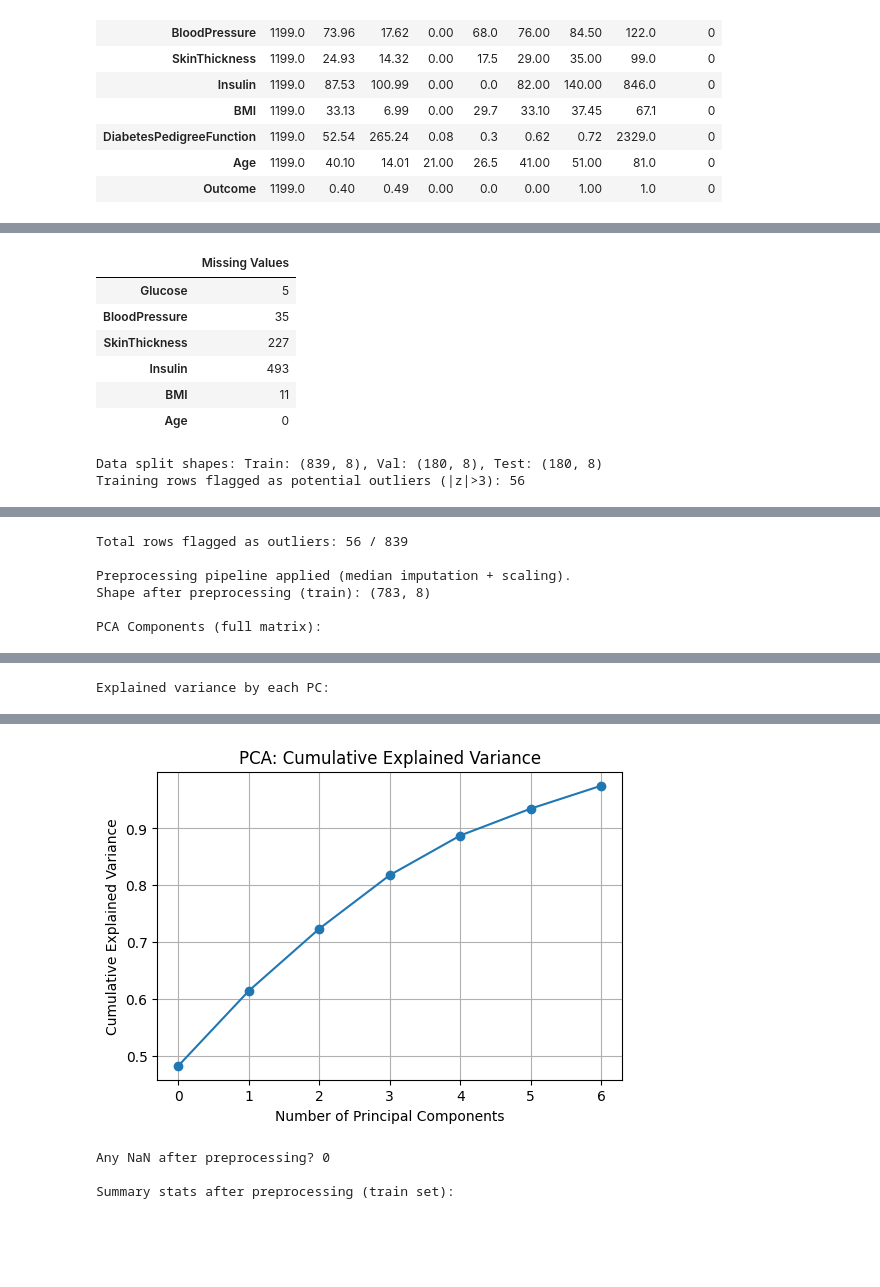
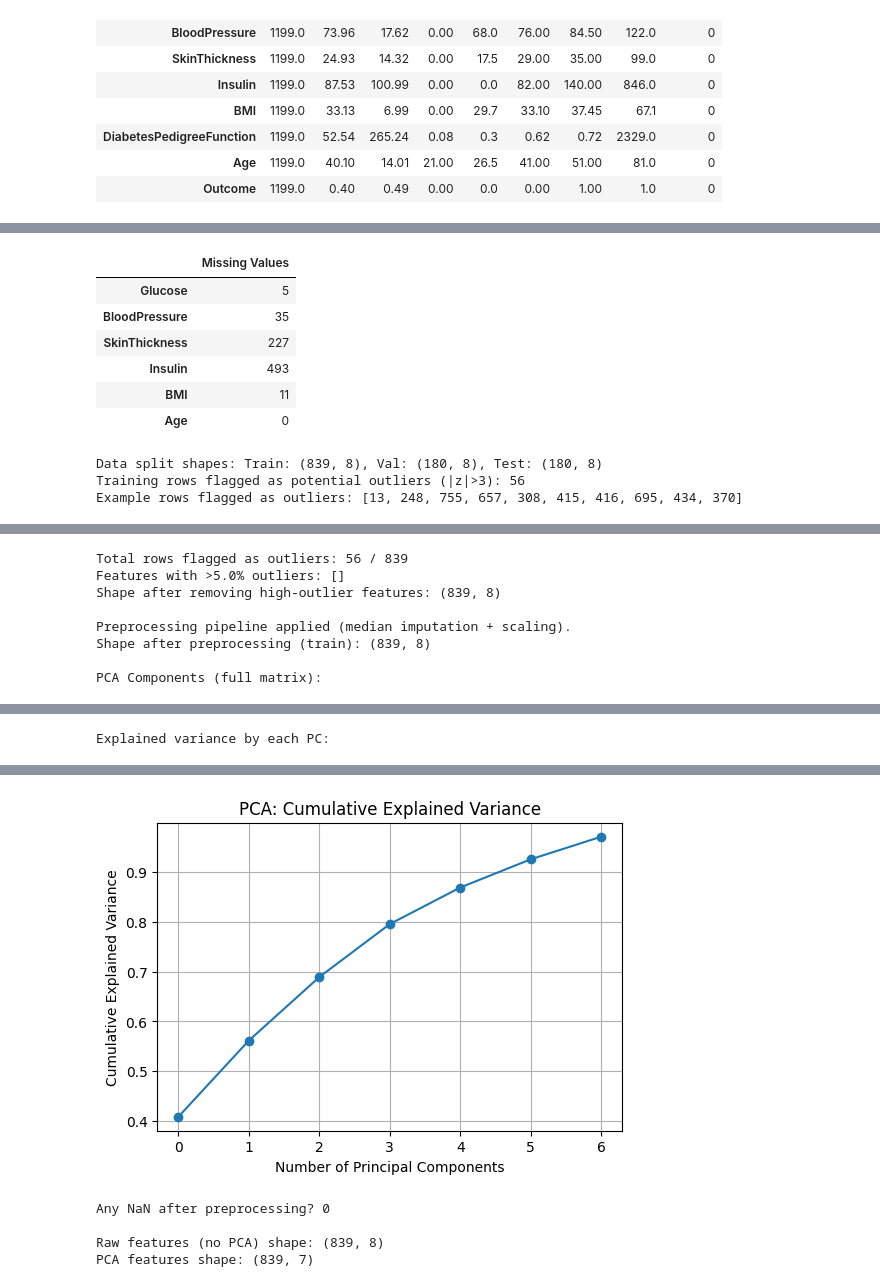
Before and after one commit to Alx-a-cod/MLiterallyConfused, a Jupyter notebook: ML_Assignment_1.ipynb, the cells around one changed output, grey strips where cells are left out. Drawn from its saved outputs; the diff is of its cells as text; code cells hidden in the pictures; blank space fills up the shorter version.

Commit message:
clean_up

```diff
--- a/ML_Assignment_1.ipynb
+++ b/ML_Assignment_1.ipynb
@@ -135,7 +140,8 @@ if zeros_as_missing is not None:
         if col in df_clean.columns:
             missing_count = (df_clean[col] == 0).sum()
             df_clean[col] = df_clean[col].replace(0, np.nan)
-            print(f"Replaced {missing_count} zeros in '{col}' with NaN.")
+            pct_missing = df_clean[col].isna().mean() * 100 #shows missing percentage
+            print(f"Replaced {missing_count} zeros in '{col}' → Missing: {pct_missing:.2f}%")
 
     print("\nMissing values after zero replacement:")
     display(df_clean[zeros_as_missing].isna().sum().to_frame("Missing Values"))
@@ -159,7 +165,7 @@ print(f"\nData split shapes: Train: {x_train.shape}, Val: {x_val.shape}, Test: {
 
 # ==== 3. Optional log-transform for skewed features ====
 log_transform_flag = True  # Set to False to skip log-transform
-if log_transform_flag:
+if log_transform_flag and log_transform:
     for col in log_transform:
         if col in x_train.columns:
             x_train[col] = np.log1p(x_train[col])
@@ -167,11 +173,14 @@ if log_transform_flag:
             x_test[col] = np.log1p(x_test[col])
             print(f"Applied log1p transform to '{col}'")
 
-# ==== 4. Outlier detection on training data (before scaling) ====
+# ==== 4. Outlier detection on training data (before scaling, z-score method) ====
 x_train_imputed = x_train.fillna(x_train.median())
 z_scores = np.abs(stats.zscore(x_train_imputed))
 outliers = (z_scores > 3).any(axis=1)
 print(f"Training rows flagged as potential outliers (|z|>3): {outliers.sum()}")
+
+outlier_rows = x_train[outliers].index
+print("Example rows flagged as outliers:", outlier_rows[:10].tolist())
 
 # ==== 4b. Outlier visualization ====
 # Count outliers per feature
@@ -194,16 +203,30 @@ plt.hist(outliers.astype(int), bins=2, rwidth=0.6, color='skyblue', edgecolor='b
 plt.xticks([0,1], ["Not Outlier", "Outlier"])
 plt.ylabel("Number of Rows")
 plt.title("Rows Flagged as Outliers")
+plt.tight_layout()
 plt.show()
 
 print(f"\nTotal rows flagged as outliers: {outliers.sum()} / {x_train.shape[0]}")
 
-# Optional: remove outliers
-x_train_clean = x_train[~outliers]
-y_train_clean = y_train[~outliers]
+# ==== 4c. Remove features with too many outliers (instead of dropping rows) ====
+outlier_threshold = 0.05  # e.g., remove features with >5% outliers
+num_rows = x_train.shape[0]
+features_to_remove = outlier_counts_df[outlier_counts_df["Outlier Count"]/num_rows > outlier_threshold]["Feature"].tolist()
+print(f"Features with >{outlier_threshold*100:.1f}% outliers: {features_to_remove}")
+
+# Drop flagged features
+x_train_clean = x_train.drop(columns=features_to_remove, errors='ignore')
+x_val_clean = x_val.drop(columns=features_to_remove, errors='ignore')
+x_test_clean = x_test.drop(columns=features_to_remove, errors='ignore')
+print(f"Shape after removing high-outlier features: {x_train_clean.shape}")
+
+# Keep labels unchanged
+y_train_clean = y_train
+y_val_clean   = y_val
+y_test_clean  = y_test
 
 # ==== 5. Preprocessing pipeline: median imputation + scaling ====
-numeric_features = x_train.columns.tolist()
+numeric_features = x_train_clean.columns.tolist()
 numeric_transformer = Pipeline([
     ("imputer", SimpleImputer(strategy="median")),  # handles NaN
     ("scaler", StandardScaler()),                   # zero mean, unit variance
@@ -215,21 +238,28 @@ preprocessor = ColumnTransformer([
 
 # Fit on clean train, transform validation and test
 x_train_scaled = preprocessor.fit_transform(x_train_clean)
-x_val_scaled = preprocessor.transform(x_val)
-x_test_scaled = preprocessor.transform(x_test)
+x_val_scaled = preprocessor.transform(x_val_clean)
+x_test_scaled = preprocessor.transform(x_test_clean)
 
 print("\nPreprocessing pipeline applied (median imputation + scaling).")
 print("Shape after preprocessing (train):", x_train_scaled.shape)
 
-# ==== 6. Optional PCA ====
-apply_pca = True # <---- set to false to skip!
+# ==== 6. Generate BOTH versions: raw scaled and PCA scaled ====
+
+# RAW PREPROCESSED (no PCA)
+x_train_raw = x_train_scaled
+x_val_raw = x_val_scaled
+x_test_raw = x_test_scaled
+
+# PCA PREPROCESSED
+pca = PCA(n_components=0.95)
+x_train_pca = pca.fit_transform(x_train_scaled)
+x_val_pca = pca.transform(x_val_scaled)
+x_test_pca = pca.transform(x_test_scaled)
+
+# OPTIONAL: show PCA diagnostics only if desired
+apply_pca = True
 if apply_pca:
-    pca = PCA(n_components=0.95)
-    x_train_p = pca.fit_transform(x_train_scaled)
-    x_val_p = pca.transform(x_val_scaled)
-    x_test_p = pca.transform(x_test_scaled)
-
-    # PCA inspection, component matrix
     pca_components_df = pd.DataFrame(
         pca.components_,
         columns=numeric_features,
@@ -238,7 +268,6 @@ if apply_pca:
     print("\nPCA Components (full matrix):")
     display(pca_components_df.round(3))
 
-    # Explained variance
     explained_df = pd.DataFrame({
         "PC": [f"PC{i+1}" for i in range(pca.n_components_)],
         "Explained Variance Ratio": np.round(pca.explained_variance_ratio_, 3),
@@ -247,7 +276,6 @@ if apply_pca:
     print("\nExplained variance by each PC:")
     display(explained_df)
 
-    # Plot cumulative explained variance
     plt.figure(figsize=(6,4))
     plt.plot(np.cumsum(pca.explained_variance_ratio_), marker='o')
     plt.xlabel("Number of Principal Components")
@@ -255,12 +283,9 @@ if apply_pca:
     plt.title("PCA: Cumulative Explained Variance")
     plt.grid(True)
     plt.show()
-else:
-    x_train_p, x_val_p, x_test_p = x_train_scaled, x_val_scaled, x_test_scaled
 
 # ==== 7. Sanity checks ====
-print("\nAny NaN after preprocessing?", np.isnan(x_train_p).sum())
-x_train_df = pd.DataFrame(x_train_p, columns=[f"PC{i+1}" for i in range(x_train_p.shape[1])])
-print("\nSummary stats after preprocessing (train set):")
-display(x_train_df.describe().T.round(2))
+print("\nAny NaN after preprocessing?", np.isnan(x_train_pca).sum())
+print("\nRaw features (no PCA) shape:", x_train_raw.shape)
+print("PCA features shape:", x_train_pca.shape)
 # %% [output]
@@ -281,4 +306,5 @@ Missing values after zero replacement:
 | Age | 0 |
 Data split shapes: Train: (839, 8), Val: (180, 8), Test: (180, 8)
 Training rows flagged as potential outliers (|z|>3): 56
+Example rows flagged as outliers: [13, 248, 755, 657, 308, 415, 416, 695, 434, 370]
 [figure]
@@ -286,7 +312,9 @@ Training rows flagged as potential outliers (|z|>3): 56
 Total rows flagged as outliers: 56 / 839
+Features with >5.0% outliers: []
+Shape after removing high-outlier features: (839, 8)
 
 Preprocessing pipeline applied (median imputation + scaling).
-Shape after preprocessing (train): (783, 8)
+Shape after preprocessing (train): (839, 8)
 
 PCA Components (full matrix):
 |  | Pregnancies | Glucose | BloodPressure | SkinThickness | Insulin | BMI | DiabetesPedigreeFunction | Age |
@@ -309,4 +337,5 @@ Explained variance by each PC:
-[figure, old version]
+[figure, new version]
 Any NaN after preprocessing? 0
 
-Summary stats after preprocessing (train set):
+Raw features (no PCA) shape: (839, 8)
+PCA features shape: (839, 7)
```
Also changed, not shown: parts of 9 cells of this notebook.
